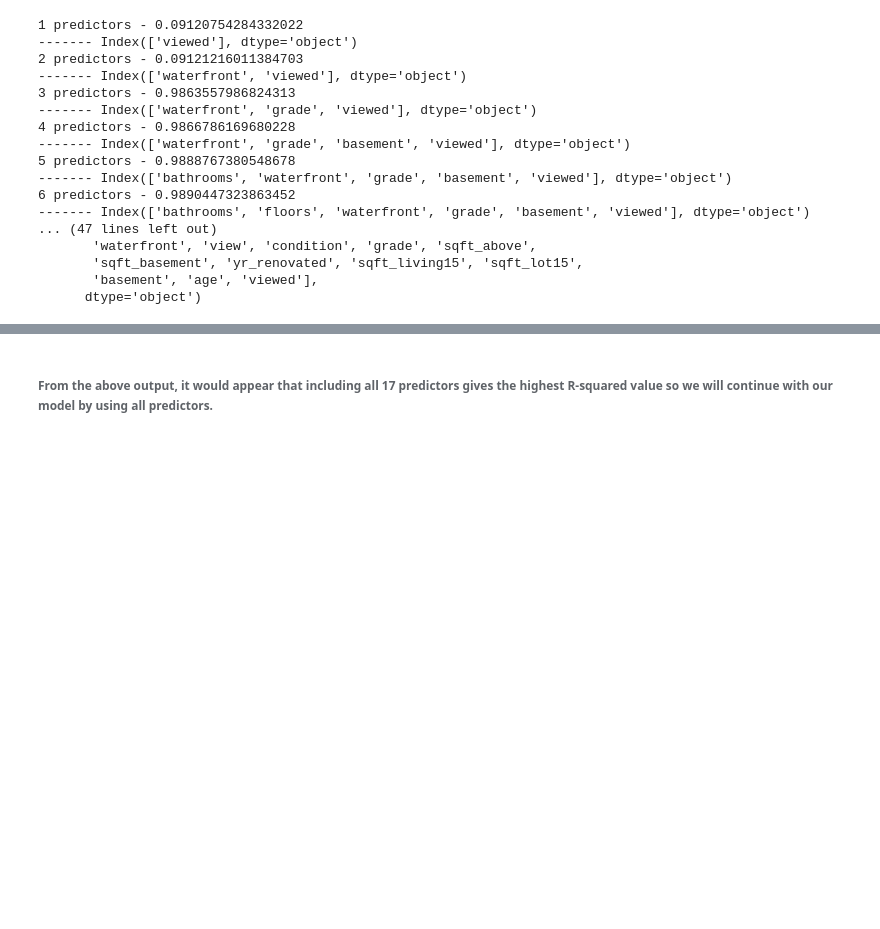
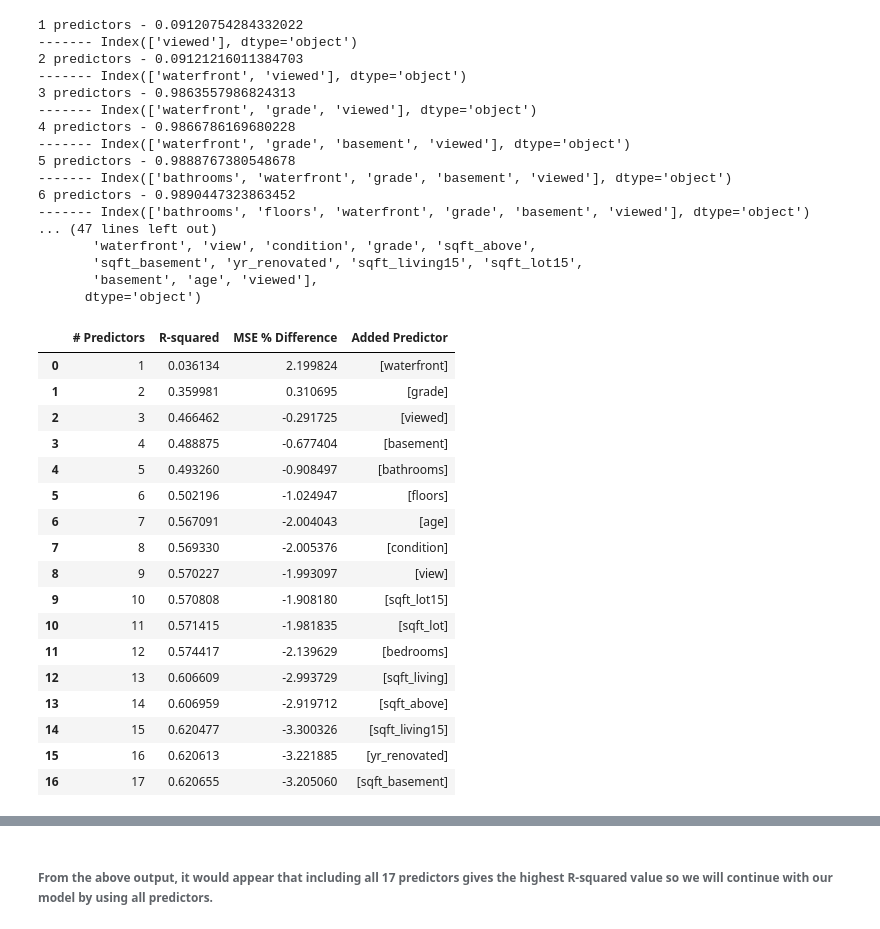
Before and after one commit to KanwalArora029/King-County-Sales-Analysis, a Jupyter notebook: student2.ipynb, the cells around one changed output, grey strips where cells are left out. Cells and saved outputs as stored; diff of their text form; code cells hidden in the pictures; blank space fills up the shorter version.

Commit message:
using k-fold validation along with MSE to compare models

```diff
--- a/student2.ipynb
+++ b/student2.ipynb
@@ -496,3 +497,66 @@ while i <= (int(len(df.drop('price', axis=1).columns))):
        'sqft_basement', 'yr_renovated', 'sqft_living15', 'sqft_lot15',
        'basement', 'age', 'viewed'],
       dtype='object')
+# %%
+#RFE regression of all predictors
+from sklearn.model_selection import RepeatedKFold
+X = df.drop('price', axis=1)
+y = df.price
+X_train, X_test, y_train, y_test = train_test_split(X, y, test_size = 0.25, random_state=47)
+i = 1
+results_df = pd.DataFrame()
+predictors = list()
+reg_score = list()
+mse_diffs = list()
+added_pred = list()
+previous_columns = []
+while i <= (int(len(df.drop('price', axis=1).columns))):
+    rkf = RepeatedKFold(n_splits=3, n_repeats=10, random_state=47)
+    scores = 0
+    percent_diffs = 0
+    for train_index, test_index in rkf.split(X_train):
+        X_train2, X_val = X_train.iloc[train_index], X_train.iloc[test_index]
+        y_train2, y_val = y_train.iloc[train_index], y_train.iloc[test_index]
+        linreg = LinearRegression()
+        selector = RFE(linreg, n_features_to_select = i)
+        selector = selector.fit(X_train2, y_train2)
+        selected_columns = X_train2.columns[selector.support_ ]
+        linreg.fit(X_train2[selected_columns],y_train2)
+        scores = scores + linreg.score(X_test[selected_columns], y_test)
+        y_hat_train = linreg.predict(X_train[selected_columns])
+        y_hat_test = linreg.predict(X_test[selected_columns])
+        train_mse = mean_squared_error(y_train, y_hat_train)
+        test_mse = mean_squared_error(y_test, y_hat_test)
+        mse_diff = test_mse - train_mse
+        percent_diff = mse_diff/train_mse
+        percent_diffs += percent_diff
+    predictors.append(i)
+    reg_score.append(scores/30)
+    mse_diffs.append(percent_diffs/30*100)
+    added_pred.append(list(set(selected_columns) - set(previous_columns)))
+    previous_columns = selected_columns
+    i += 1
+results_df['# Predictors'] = predictors
+results_df['R-squared'] = reg_score
+results_df['MSE % Difference'] = mse_diffs
+results_df['Added Predictor'] = added_pred
+results_df
+# %% [output]
+|  | # Predictors | R-squared | MSE % Difference | Added Predictor |
+| 0 | 1 | 0.036134 | 2.199824 | [waterfront] |
+| 1 | 2 | 0.359981 | 0.310695 | [grade] |
+| 2 | 3 | 0.466462 | -0.291725 | [viewed] |
+| 3 | 4 | 0.488875 | -0.677404 | [basement] |
+| 4 | 5 | 0.493260 | -0.908497 | [bathrooms] |
+| 5 | 6 | 0.502196 | -1.024947 | [floors] |
+| 6 | 7 | 0.567091 | -2.004043 | [age] |
+| 7 | 8 | 0.569330 | -2.005376 | [condition] |
+| 8 | 9 | 0.570227 | -1.993097 | [view] |
+| 9 | 10 | 0.570808 | -1.908180 | [sqft_lot15] |
+| 10 | 11 | 0.571415 | -1.981835 | [sqft_lot] |
+| 11 | 12 | 0.574417 | -2.139629 | [bedrooms] |
+| 12 | 13 | 0.606609 | -2.993729 | [sqft_living] |
+| 13 | 14 | 0.606959 | -2.919712 | [sqft_above] |
+| 14 | 15 | 0.620477 | -3.300326 | [sqft_living15] |
+| 15 | 16 | 0.620613 | -3.221885 | [yr_renovated] |
+| 16 | 17 | 0.620655 | -3.205060 | [sqft_basement] |
```
Also changed, not shown: parts of 16 cells of this notebook.
